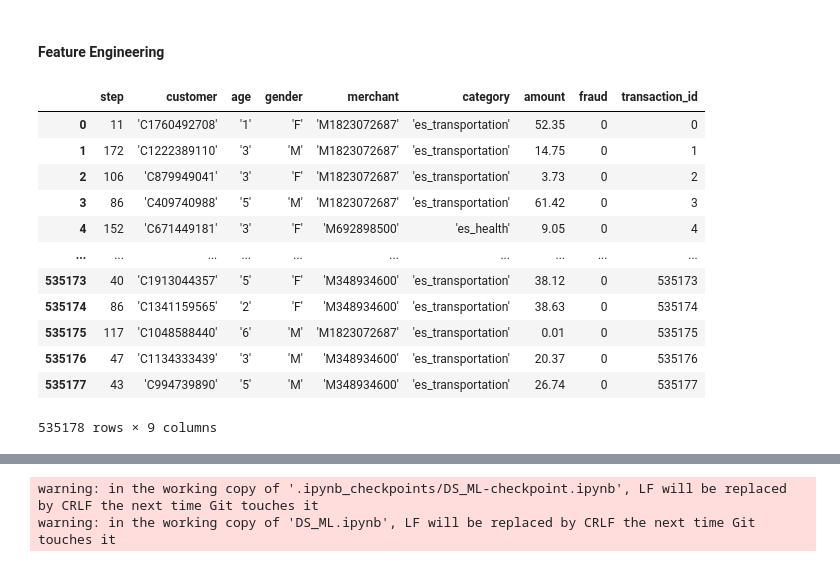
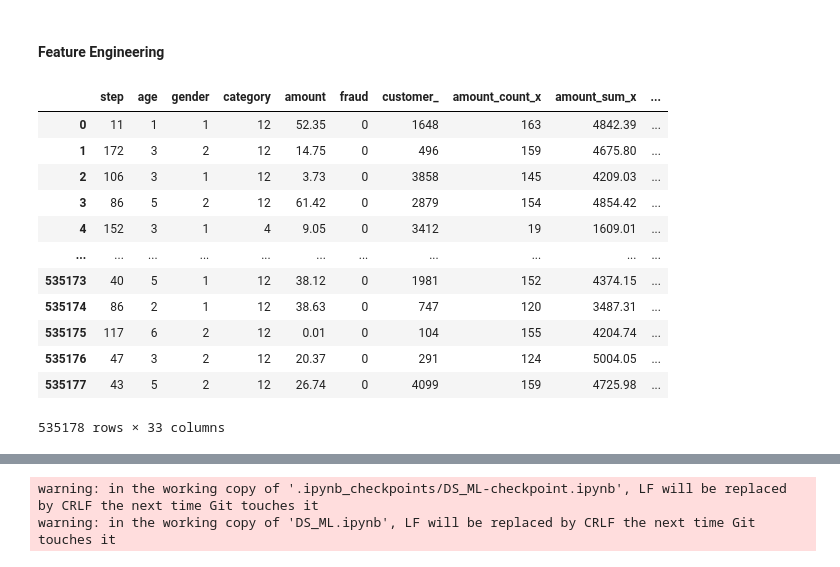
Before and after one commit to Rmp2404/HSBC_DSML_Hackathon_2025, a Jupyter notebook: DS_ML.ipynb, the cells around one changed output, grey strips where cells are left out. Saved outputs shown, nothing was run; the diff lists cells and outputs as text; code cells hidden in the pictures.

```diff
--- a/DS_ML.ipynb
+++ b/DS_ML.ipynb
@@ -150,0 +204,7 @@ df
+# %%
+# Convert all except gender/category (which may still be categorical)
+for col in df_copy.columns:
+    if col not in ['gender', 'category','customer_','merchant_']:
+        df_copy[col] = pd.to_numeric(df_copy[col], errors='coerce')
+# %%
+df_copy = df_copy.dropna()  # or df.fillna(0) or df.fillna(df.mean())
@@ -150,0 +248,13 @@ df
+# %%
+from sklearn.preprocessing import LabelEncoder
+
+# Copy the dataframe to avoid changing the original
+df_encoded = df_copy.copy()
+
+# List of categorical columns to encode
+categorical_cols = ['gender', 'category']
+
+# Apply Label Encoding
+le = LabelEncoder()
+for col in categorical_cols:
+    df_encoded[col] = le.fit_transform(df_encoded[col])
@@ -151,7 +298,7 @@ df
 # %% [markdown]
 #### Feature Engineering
 # %%
-df['transaction_id'] = df.index
+df_encoded['transaction_id'] = df_encoded.index
 # %%
 import featuretools as ft
 
@@ -165,21 +312,21 @@ es = es.add_dataframe(
     index="transaction_id",                # You must have a unique ID column
 )
 # %%
-df
+df_encoded
 # %% [output]
-|  | step | customer | age | gender | merchant | category | amount | fraud | transaction_id |
-| 0 | 11 | 'C1760492708' | '1' | 'F' | 'M1823072687' | 'es_transportation' | 52.35 | 0 | 0 |
-| 1 | 172 | 'C1222389110' | '3' | 'M' | 'M1823072687' | 'es_transportation' | 14.75 | 0 | 1 |
-| 2 | 106 | 'C879949041' | '3' | 'F' | 'M1823072687' | 'es_transportation' | 3.73 | 0 | 2 |
-| 3 | 86 | 'C409740988' | '5' | 'M' | 'M1823072687' | 'es_transportation' | 61.42 | 0 | 3 |
-| 4 | 152 | 'C671449181' | '3' | 'F' | 'M692898500' | 'es_health' | 9.05 | 0 | 4 |
-| ... | ... | ... | ... | ... | ... | ... | ... | ... | ... |
-| 535173 | 40 | 'C1913044357' | '5' | 'F' | 'M348934600' | 'es_transportation' | 38.12 | 0 | 535173 |
-| 535174 | 86 | 'C1341159565' | '2' | 'F' | 'M348934600' | 'es_transportation' | 38.63 | 0 | 535174 |
-| 535175 | 117 | 'C1048588440' | '6' | 'M' | 'M1823072687' | 'es_transportation' | 0.01 | 0 | 535175 |
-| 535176 | 47 | 'C1134333439' | '3' | 'M' | 'M348934600' | 'es_transportation' | 20.37 | 0 | 535176 |
-| 535177 | 43 | 'C994739890' | '5' | 'M' | 'M348934600' | 'es_transportation' | 26.74 | 0 | 535177 |
+|  | step | age | gender | category | amount | fraud | customer_ | amount_count_x | amount_sum_x | ... |
+| 0 | 11 | 1 | 1 | 12 | 52.35 | 0 | 1648 | 163 | 4842.39 | ... |
+| 1 | 172 | 3 | 2 | 12 | 14.75 | 0 | 496 | 159 | 4675.80 | ... |
+| 2 | 106 | 3 | 1 | 12 | 3.73 | 0 | 3858 | 145 | 4209.03 | ... |
+| 3 | 86 | 5 | 2 | 12 | 61.42 | 0 | 2879 | 154 | 4854.42 | ... |
+| 4 | 152 | 3 | 1 | 4 | 9.05 | 0 | 3412 | 19 | 1609.01 | ... |
+| ... | ... | ... | ... | ... | ... | ... | ... | ... | ... | ... |
+| 535173 | 40 | 5 | 1 | 12 | 38.12 | 0 | 1981 | 152 | 4374.15 | ... |
+| 535174 | 86 | 2 | 1 | 12 | 38.63 | 0 | 747 | 120 | 3487.31 | ... |
+| 535175 | 117 | 6 | 2 | 12 | 0.01 | 0 | 104 | 155 | 4204.74 | ... |
+| 535176 | 47 | 3 | 2 | 12 | 20.37 | 0 | 291 | 124 | 5004.05 | ... |
+| 535177 | 43 | 5 | 2 | 12 | 26.74 | 0 | 4099 | 159 | 4725.98 | ... |
-535178 rows × 9 columns
+535178 rows × 33 columns
 # %%
 # Normalize customer entity
 es = es.normalize_dataframe(
```
Also changed, not shown: parts of 20 cells of this notebook.
